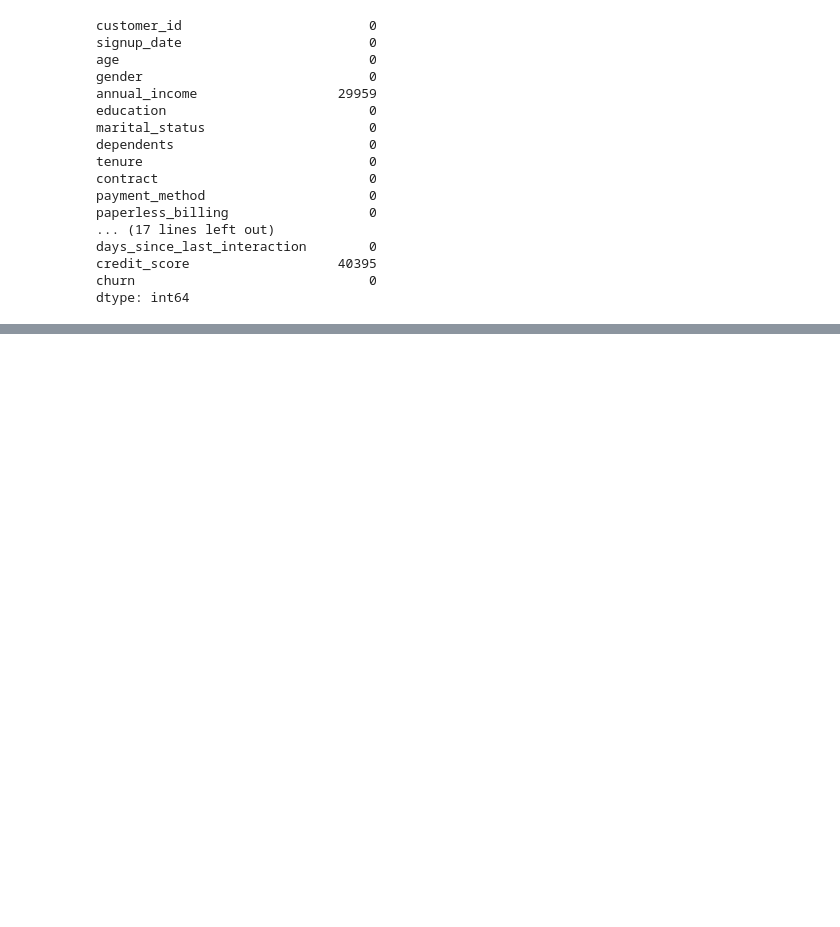
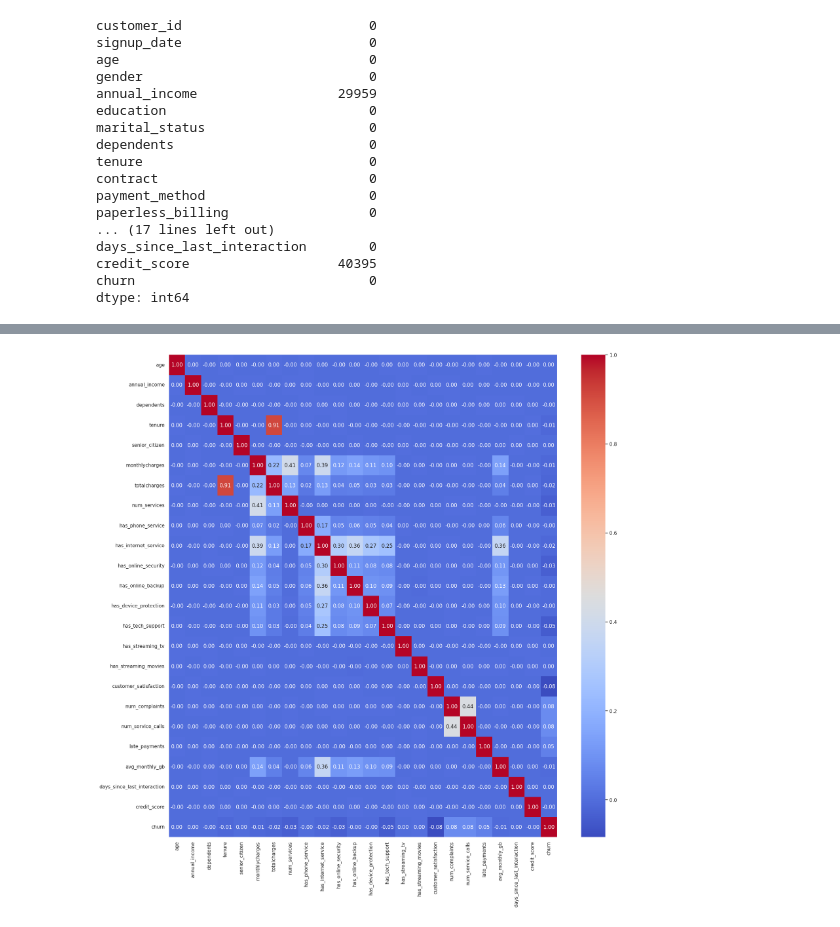
Before and after one commit to ramoliyaYug/EDAs, a Jupyter notebook: CustomerChurn/CustomerChurn.ipynb, the cells around one changed output, grey strips where cells are left out. Saved outputs shown, nothing was run; the diff lists cells and outputs as text; code cells hidden in the pictures; blank space fills up the shorter version.

Commit message:
customer churn dataset - missing value imputation and correlation heatmap visulization

```diff
--- a/CustomerChurn/CustomerChurn.ipynb
+++ b/CustomerChurn/CustomerChurn.ipynb
@@ -80,3 +81,13 @@ days_since_last_interaction        0
 credit_score                   40395
 churn                              0
 dtype: int64
+# %%
+num_cols = df.select_dtypes(include='number').columns
+cat_cols = df.select_dtypes(include='object').columns
+# %%
+#impute missing values
+for col in num_cols:
+    df[col] = df[col].fillna(df[col].mean())
+
+for col in cat_cols:
+    df[col] = df[col].fillna(df[col].mode()[0])
@@ -82,0 +114,3 @@ dtype: int64
+# %%
+correlations = df[num_cols].corr()
+correlations
@@ -82,0 +136,7 @@ dtype: int64
+# %%
+#limit the digits after the decimal point to 2
+plt.figure(figsize=(20,20))
+sns.heatmap(correlations, annot=True, cmap='coolwarm', fmt='.2f')
+plt.show()
+# %% [output]
+[figure, added]
```
Also changed, not shown: parts of 3 cells of this notebook.
